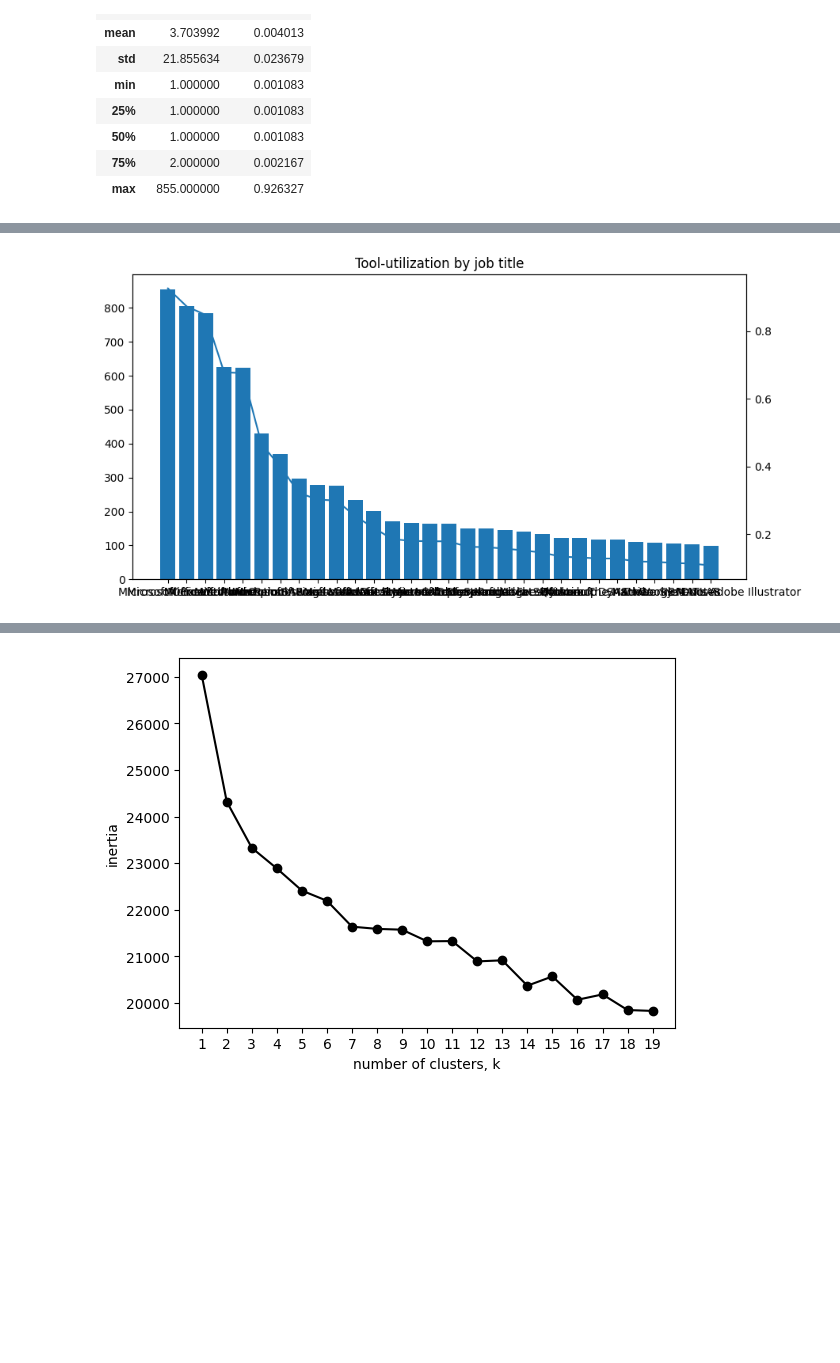
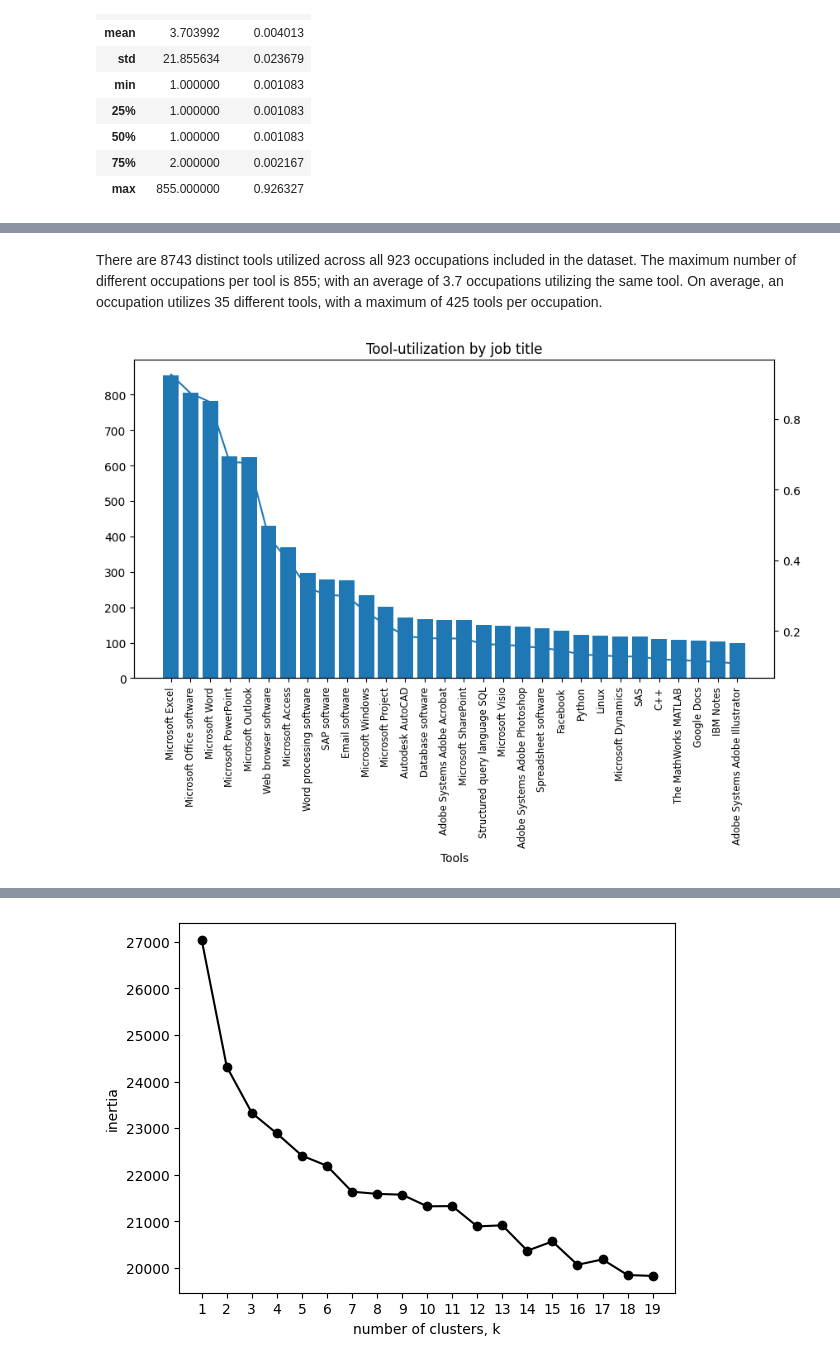
Before and after one commit to polinamin/ai_threat_index, a Jupyter notebook: code/Task_and_Technology_Analysis.ipynb, the cells around one changed output, grey strips where cells are left out. Saved outputs shown, nothing was run; the diff lists cells and outputs as text; code cells hidden in the pictures; blank space fills up the shorter version.

Commit message:
new pickles, images and model clean up

```diff
--- a/code/Task_and_Technology_Analysis.ipynb
+++ b/code/Task_and_Technology_Analysis.ipynb
@@ -1087,11 +1071,20 @@ tools_in_use.describe()
+# %% [markdown]
+There are 8743 distinct tools utilized across all 923 occupations included in the dataset.
+The maximum number of different occupations per tool is 855; with an average of 3.7 occupations utilizing the same tool.
+On average, an occupation utilizes 35 different tools, with a maximum of 425 tools per occupation.
 # %%
 fig, ax1 = plt.subplots(figsize=(10,5))
 ax2 = ax1.twinx()
 
 ax1.bar(tools_in_use.reset_index()["Tool"].head(30), tools_in_use["count"].head(30))
 ax2.plot(tools_in_use.reset_index()["Tool"].head(30), tools_in_use["pct"].head(30))
 
-ax2.set_xlabel("Tools", fontsize=8, rotation = 90)
-plt.title('Tool-utilization by job title');
+ax1.tick_params(axis='x', labelsize='small', rotation=90)
+
+ax1.set_xlabel("Tools")
+plt.title('Tool-utilization by job title')
+
+plt.savefig('Tool Utilization.jpg');
+#label rotation help from https://github.com/matplotlib/matplotlib/issues/7150
 # %% [output]
-[figure, old version]
+[figure, new version]
```
Also changed, not shown: parts of 157 cells of this notebook, 9 other files.
